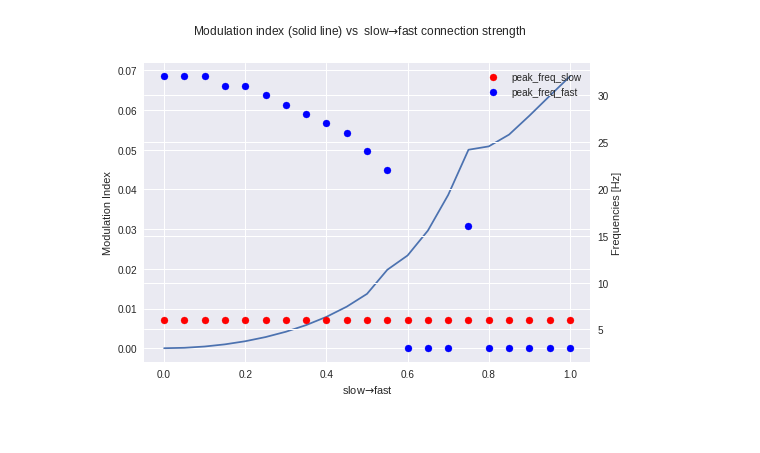
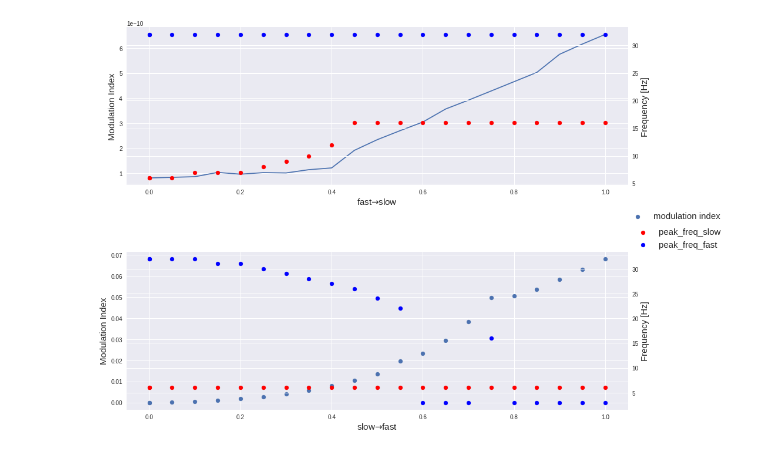
Before and after one commit to jajcayn/Hopf_CFC_analysis, a Jupyter notebook: 1d_parameter_exploration.ipynb, the cells around one changed output. Cells and saved outputs as stored; diff of their text form; code cells hidden in the pictures.

Commit message:
1d exploration both connections

```diff
--- a/1d_parameter_exploration.ipynb
+++ b/1d_parameter_exploration.ipynb
@@ -205,20 +206,34 @@ search.dfResults
-# %%
-fig, ax1 = plt.subplots()
-ax2 = ax1.twinx()
-
-ax1.plot(search.dfResults["slow_to_fast"],search.dfResults["modulation_index"])
-ax1.set_xlabel( r"slow$\to$fast")
-ax1.set_ylabel("Modulation Index")
-
-ax2.scatter(search.dfResults["slow_to_fast"],search.dfResults["peak_freq_slow"],c='r', label="peak_freq_slow")
-ax2.scatter(search.dfResults["slow_to_fast"],search.dfResults["peak_freq_fast"],c='b', label="peak_freq_fast")
-ax2.set_ylabel('Frequencies [Hz]')
-
-plt.suptitle(r"Modulation index (solid line) vs  slow$\to$fast connection strength")
-
-plt.legend()
-
-
-plt.show()
-# %% [output]
-[figure, removed]
+# %%
+results_zero_SlowToFast = search.dfResults[search.dfResults["slow_to_fast"]==0]
+results_zero_FastToSlow = search.dfResults[search.dfResults["fast_to_slow"]==0]
+# %%
+# create all axes we need
+fig = plt.figure(figsize=(15,10))
+ax0 = plt.subplot(211)
+ax1 = ax0.twinx()
+ax2 = plt.subplot(212)
+ax3 = ax2.twinx()
+
+
+ax0.plot(results_zero_SlowToFast["fast_to_slow"],results_zero_SlowToFast["modulation_index"])
+ax0.set_xlabel( r"fast$\to$slow", fontsize = 15)
+ax0.set_ylabel("Modulation Index", fontsize = 15)
+
+ax1.scatter(results_zero_SlowToFast["fast_to_slow"],results_zero_SlowToFast["peak_freq_slow"],c='r', label="peak_freq_slow")
+ax1.scatter(results_zero_SlowToFast["fast_to_slow"],results_zero_SlowToFast["peak_freq_fast"],c='b', label="peak_freq_fast")
+ax1.set_ylabel("Frequency [Hz]", fontsize = 15)
+
+ax2.scatter(results_zero_FastToSlow["slow_to_fast"],results_zero_FastToSlow["modulation_index"], label="modulation index")
+ax2.set_xlabel( r"slow$\to$fast", fontsize = 15)
+ax2.set_ylabel("Modulation Index", fontsize = 15)
+ax2.legend(loc='best', bbox_to_anchor=(1.2,1.3),fontsize = 15)
+
+ax3.scatter(results_zero_FastToSlow["slow_to_fast"],results_zero_FastToSlow["peak_freq_slow"],c='r', label="peak_freq_slow")
+ax3.scatter(results_zero_FastToSlow["slow_to_fast"],results_zero_FastToSlow["peak_freq_fast"],c='b', label="peak_freq_fast")
+ax3.set_ylabel("Frequency [Hz]", fontsize = 15)
+
+ax3.legend(loc='best', bbox_to_anchor=(1.2,1.2),fontsize = 15)
+plt.tight_layout()
+plt.show()
+# %% [output]
+[figure, added]
```
Also changed, not shown: parts of 5 cells of this notebook.
